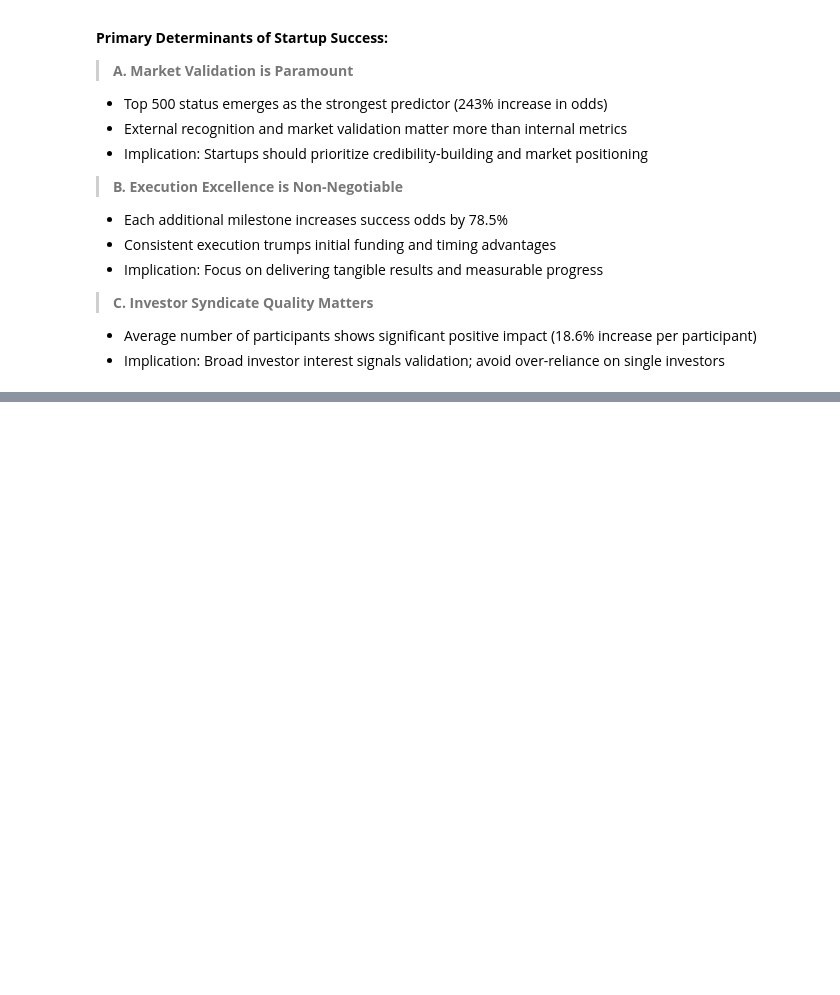
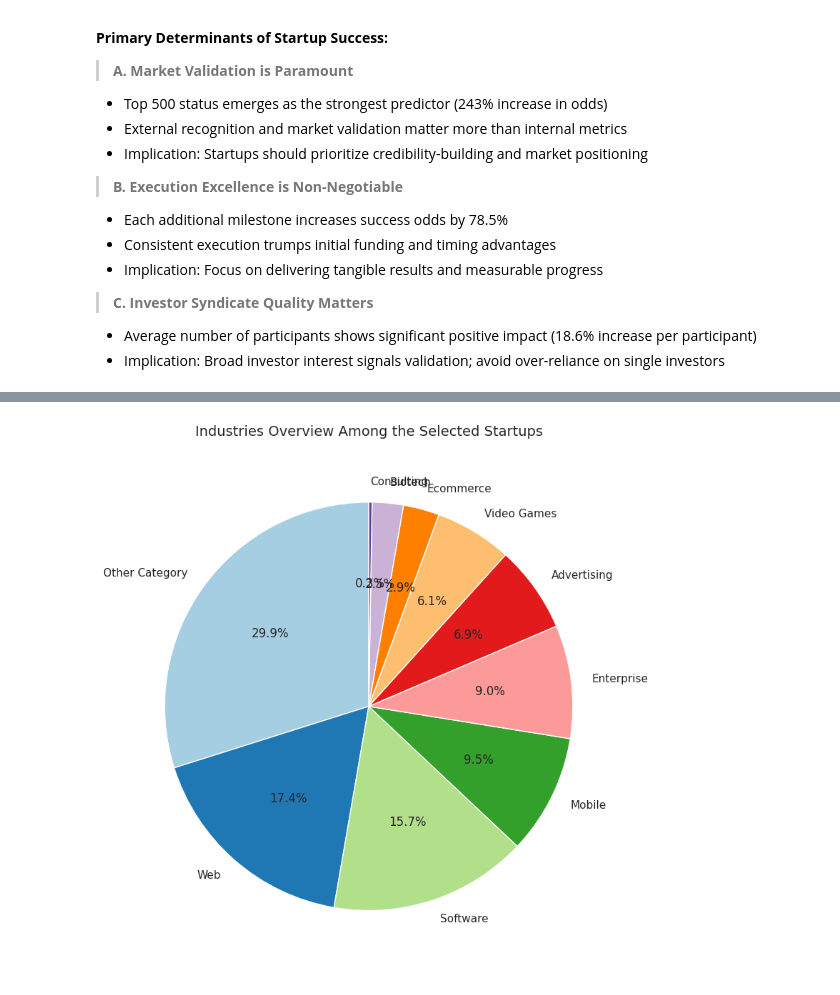
Before and after one commit to CepbluKot/hse-data-analysis-2025, a Jupyter notebook: project/project.ipynb, the cells around one changed output, grey strips where cells are left out. Cells and saved outputs as stored; diff of their text form; code cells hidden in the pictures; blank space fills up the shorter version.

```diff
--- a/project/project.ipynb
+++ b/project/project.ipynb
@@ -871,0 +1228,44 @@ The study challenges several conventional wisdoms in startup investing:
+# %%
+import pandas as pd
+import matplotlib.pyplot as plt
+
+# Create a new column 'industry' based on the conditions
+conditions = [
+    (df['is_web'] == 1),
+    (df['is_advertising'] == 1),
+    (df['is_mobile'] == 1),
+    (df['is_enterprise'] == 1),
+    (df['is_gamesvideo'] == 1),
+    (df['is_ecommerce'] == 1),
+    (df['is_biotech'] == 1),
+    (df['is_consulting'] == 1),
+    (df['is_othercategory'] == 1),
+    (df['is_software'] == 1)
+]
+
+choices = ['Web', 'Advertising', 'Mobile', 'Enterprise', 'Video Games', 'Ecommerce', 'Biotech', 'Consulting', 'Other Category', 'Software']
+
+df['industry'] = np.select(conditions, choices, default='Unknown')
+
+# Count the number of startups in each industry
+industry_counts = df['industry'].value_counts()
+
+# Create a DataFrame for the pie chart
+df_pie = pd.DataFrame({'Industry': industry_counts.index, 'Count': industry_counts.values})
+
+# Calculate the percentage for each industry
+df_pie['Percentage'] = (100 * df_pie['Count'] / df_pie['Count'].sum()).round(1)
+
+# Create the pie chart
+plt.figure(figsize=(8, 8))
+plt.pie(df_pie['Count'], labels=df_pie['Industry'], autopct='%1.1f%%', startangle=90, colors=plt.cm.Paired.colors)
+
+# Add a title
+plt.title('Industries Overview Among the Selected Startups', fontsize=14)
+
+# Display the plot
+plt.axis('equal')  # Equal aspect ratio ensures that pie is drawn as a circle.
+plt.tight_layout()
+plt.show()
+# %% [output]
+[figure, added]
```
Also changed, not shown: parts of 53 cells of this notebook.
